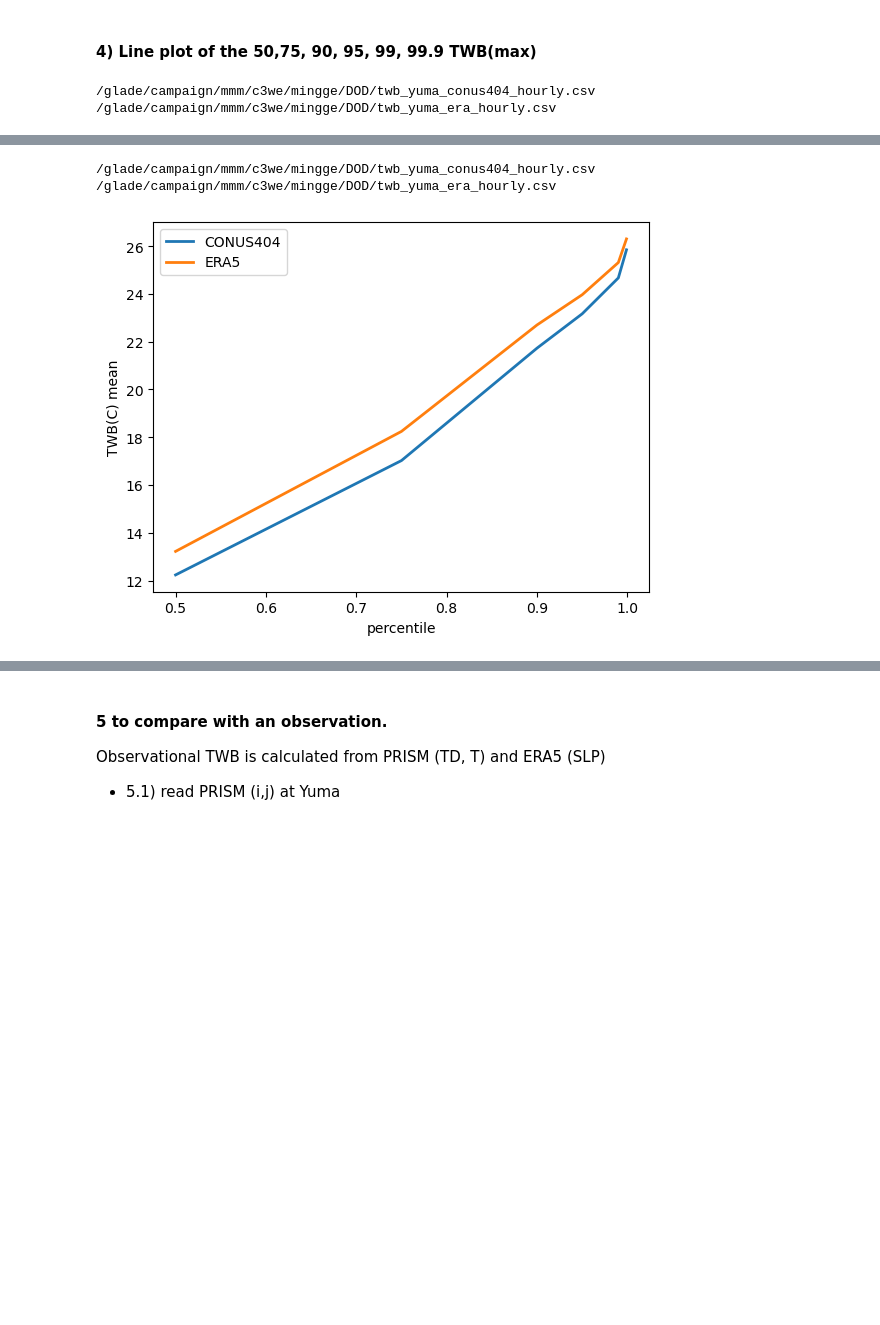
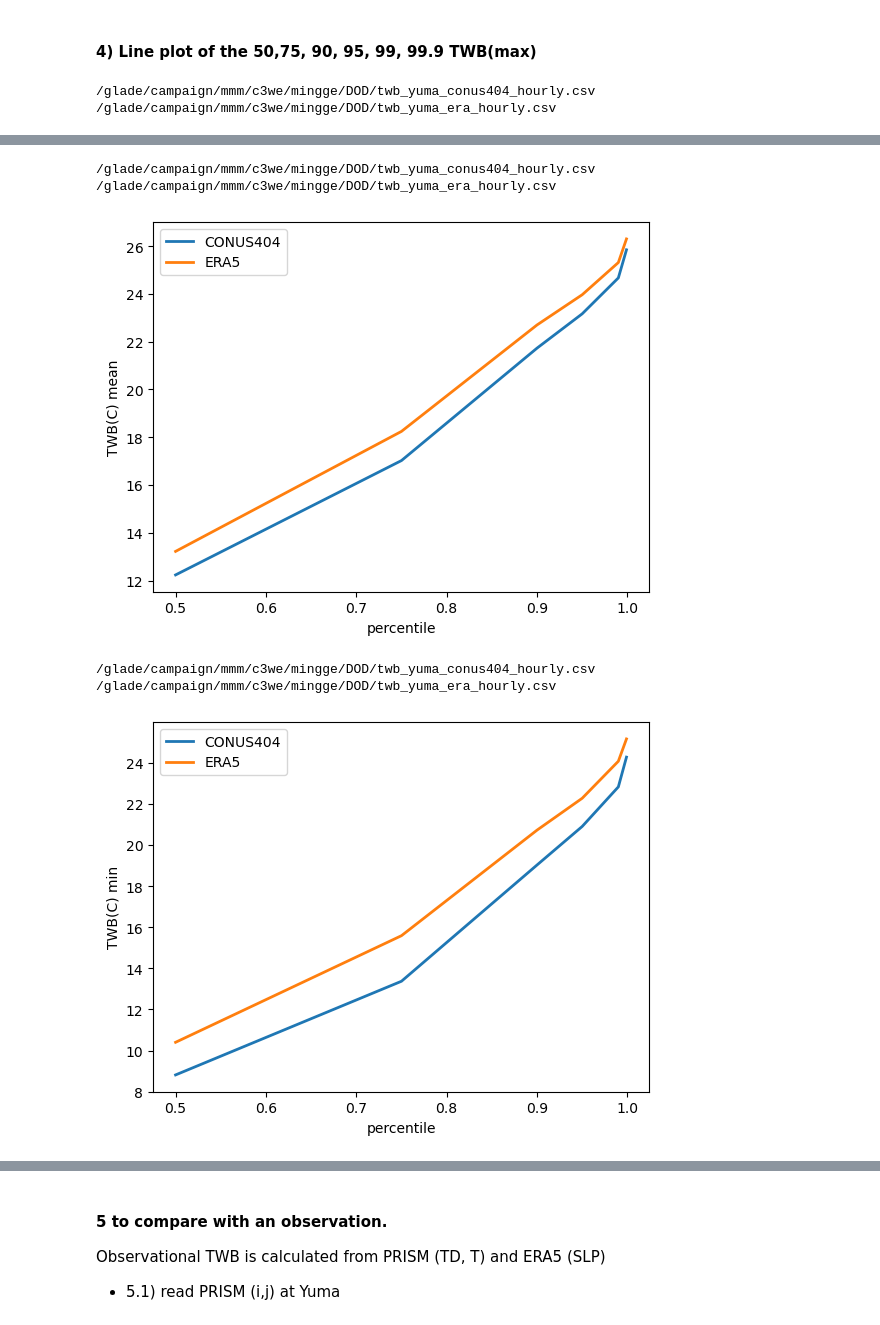
Before and after one commit to ming80302/DOD, a Jupyter notebook: twb_era5_conus404.ipynb, the cells around one changed output, grey strips where cells are left out. Cells and saved outputs as stored; diff of their text form; code cells hidden in the pictures; blank space fills up the shorter version.

```diff
--- a/twb_era5_conus404.ipynb
+++ b/twb_era5_conus404.ipynb
@@ -88,6 +88,8 @@ def cal_qs(flnm, q_1d, method):
         df_dmax = df.resample('D').mean()
     elif method == 'max':
         df_dmax = df.resample('D').max()
+    elif method == 'min':
+        df_dmax = df.resample('D').min()
 
     ct = 0
     for nq in q_1d:
@@ -97,14 +99,14 @@ def cal_qs(flnm, q_1d, method):
 
     return p_1d
 
-def plot_xy2(q_1d, p_2d, method):
+def plot_xy2(q_1d, p_2d, method, x_title):
     fig, ax = plt.subplots()
 
     ax.plot(q_1d, p_2d[0],label = "CONUS404", linestyle="-", linewidth=2.0)
     ax.plot(q_1d, p_2d[1],label = "ERA5", linestyle="-", linewidth=2.0)
 
     #plt.title('My title')
-    plt.xlabel('percentile')
+    plt.xlabel(x_title)
     plt.ylabel('TWB(C) ' + method)
     plt.legend()
     plt.show()
@@ -315,23 +317,26 @@ SUCCEED
 # %%
 q_1d = [.50, .75, .90, .95, .99, .999]
 n_q = len(q_1d)
 p_2d = np.zeros((2, n_q))
 
-method_1d = ['max', 'mean']
+method_1d = ['max', 'mean', 'min']
 
 for method in method_1d:
     ct = 0
     for flnm in flnm_1d:
         p_2d[ct] = cal_qs(flnm, q_1d, method)
         if ct == 0:
             p_2d[ct] = p_2d[ct] - 273.15
             ct = ct + 1
     # plot
-    plot_xy2(q_1d, p_2d, method)
+    plot_xy2(q_1d, p_2d, method, 'percentile')
 # %% [output]
 /glade/campaign/mmm/c3we/mingge/DOD/twb_yuma_conus404_hourly.csv
 /glade/campaign/mmm/c3we/mingge/DOD/twb_yuma_era_hourly.csv
 [figure]
 /glade/campaign/mmm/c3we/mingge/DOD/twb_yuma_conus404_hourly.csv
 /glade/campaign/mmm/c3we/mingge/DOD/twb_yuma_era_hourly.csv
 [figure]
+/glade/campaign/mmm/c3we/mingge/DOD/twb_yuma_conus404_hourly.csv
+/glade/campaign/mmm/c3we/mingge/DOD/twb_yuma_era_hourly.csv
+[figure, added]
```
Also changed, not shown: parts of 3 cells of this notebook.
